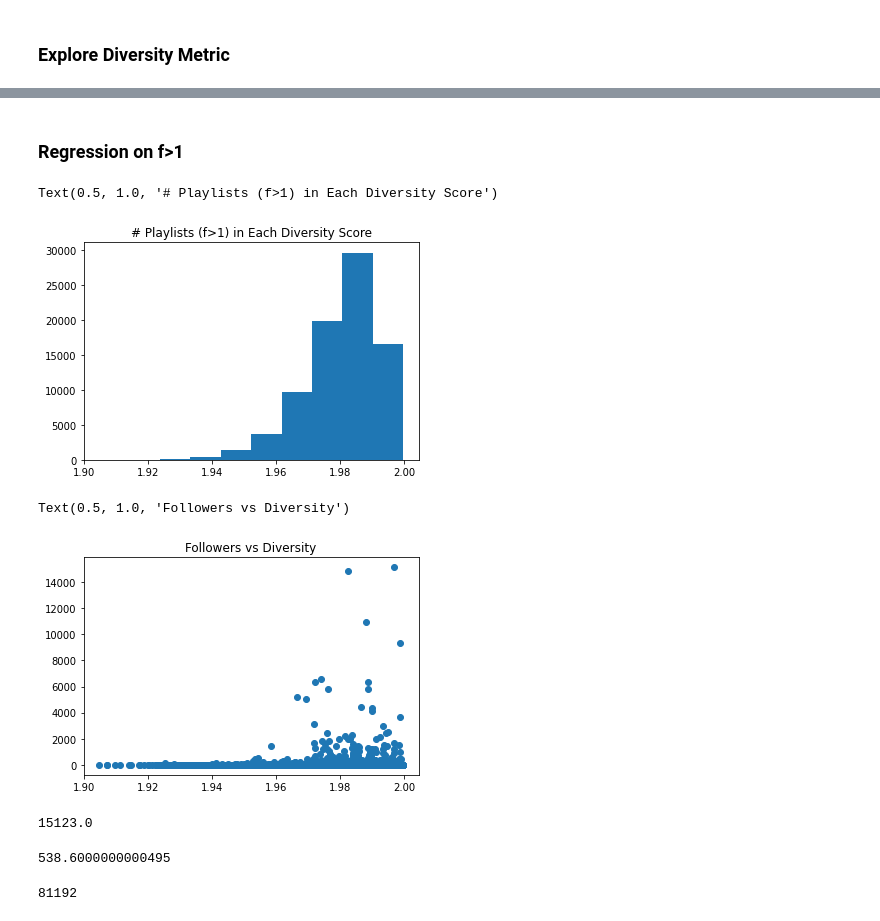
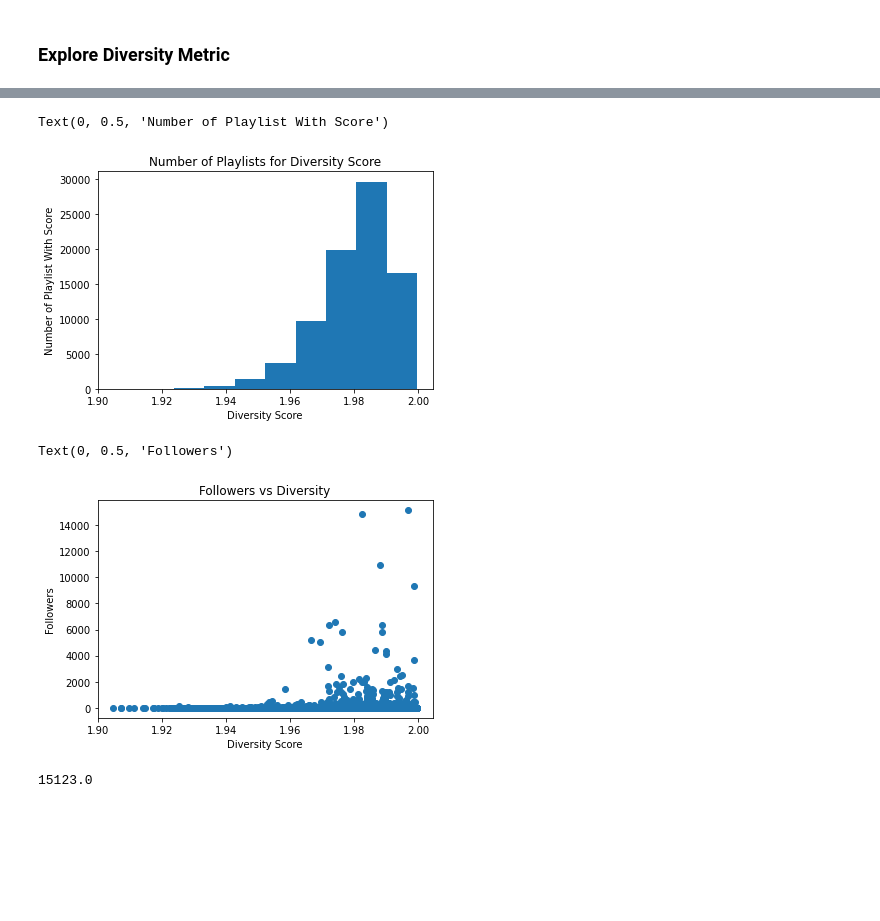
Before and after one commit to Ferev/playlist_popularity, a Jupyter notebook: [Q1] Some Analysis.ipynb, the cells around one changed output, grey strips where cells are left out. Cells and saved outputs as stored; diff of their text form; code cells hidden in the pictures; blank space fills up the shorter version.

Commit message:
analysis and figures

```diff
--- a/[Q1] Some Analysis.ipynb
+++ b/[Q1] Some Analysis.ipynb
@@ -44,20 +38,22 @@ Text(0.5, 1.0, '# Playlists in Each Diversity Score')
-# %% [markdown]
-### Regression on f>1
 # %%
 mask = [x[1] > 1 for x in div]
 data = div[mask]
 # %%
 plt.hist(data[:,0])
-plt.title('# Playlists (f>1) in Each Diversity Score')
+plt.title('Number of Playlists for Diversity Score')
+plt.xlabel('Diversity Score')
+plt.ylabel('Number of Playlist With Score')
 # %% [output]
-Text(0.5, 1.0, '# Playlists (f>1) in Each Diversity Score')
+Text(0, 0.5, 'Number of Playlist With Score')
-[figure, old version]
+[figure, new version]
 # %%
 plt.scatter(data[:,0], data[:,1])
 plt.title('Followers vs Diversity')
+plt.xlabel('Diversity Score')
+plt.ylabel('Followers')
 # %% [output]
-Text(0.5, 1.0, 'Followers vs Diversity')
+Text(0, 0.5, 'Followers')
-[figure, old version]
+[figure, new version]
 # %%
 np.max(data[:,1])
 # %% [output]
@@ -67,4 +60,0 @@ frs = data[:,1]
-# %%
-np.quantile(frs, 0.999)
-# %% [output]
-538.6000000000495
@@ -74,4 +60,0 @@ data_adj = data[mask2]
-# %%
-len(data_adj)
-# %% [output]
-81192
```
Also changed, not shown: parts of 42 cells of this notebook.
